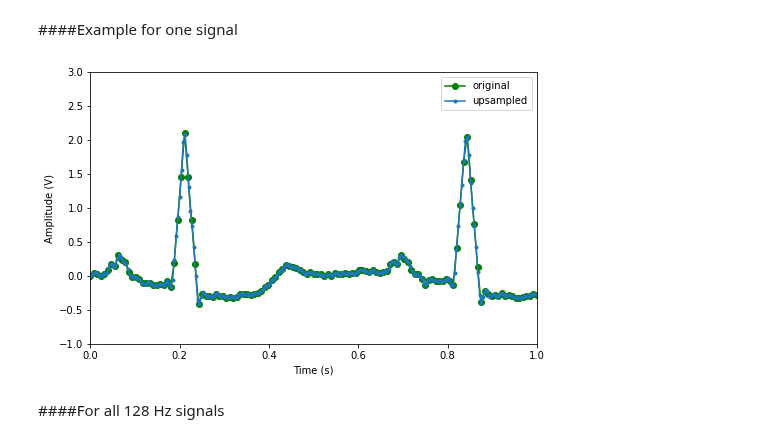
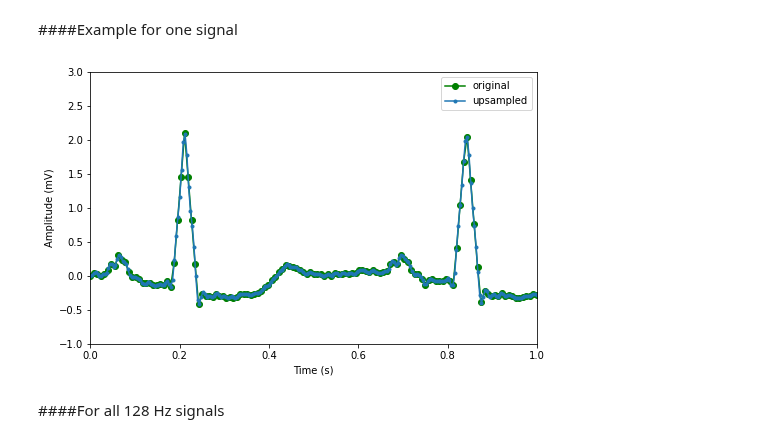
Before and after one commit to alice202122/AI_PROJECT, a Jupyter notebook: Copia_di_AI_Assignment.ipynb, the cells around one changed output. Saved outputs shown, nothing was run; the diff lists cells and outputs as text; code cells hidden in the pictures.

```diff
--- a/Copia_di_AI_Assignment.ipynb
+++ b/Copia_di_AI_Assignment.ipynb
@@ -242,22 +262,22 @@ def upsampling(ECG_old, fs_old, fs_up):
 # %%
 patient = 0
 
 ECG = 0                                      # ECGs are stored in the first column of the data matrix
 Ilead = 0                                    # I lead is stored in the first column of the ECGs
 IIlead = 1                                   # II lead is stored in the first column of the ECGs
 ECGI_128 = data[patient][ECG][:,Ilead]
 ECGII_128 = data[patient][ECG][:,IIlead]
 
 time_128, time_250, ECGI128_up = upsampling(ECGI_128, 128, 250)
 
 plt.plot(time_128, ECGI_128, 'go-', time_250, ECGI128_up, '.-')
 plt.axis([0, 1, -1, 3])
 plt.legend(['original', 'upsampled'], loc='best')
 plt.xlabel('Time (s)')
-plt.ylabel('Amplitude (V)')
+plt.ylabel('Amplitude (mV)')
 plt.show()
 # %% [output]
-[figure, old version]
+[figure, new version]
 # %% [markdown]
 ####For all 128 Hz signals
 # %%
```
Also changed, not shown: parts of 24 cells of this notebook.
